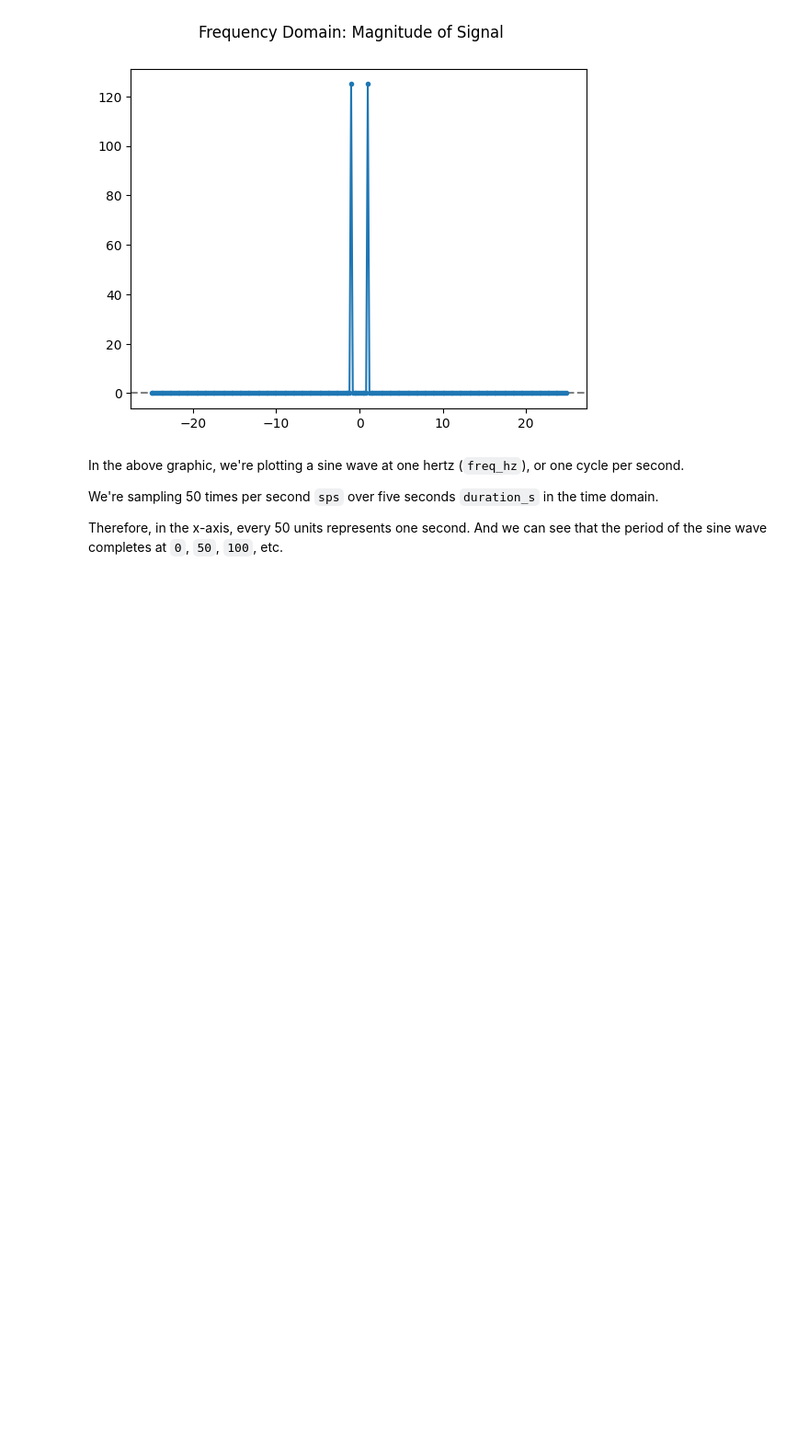
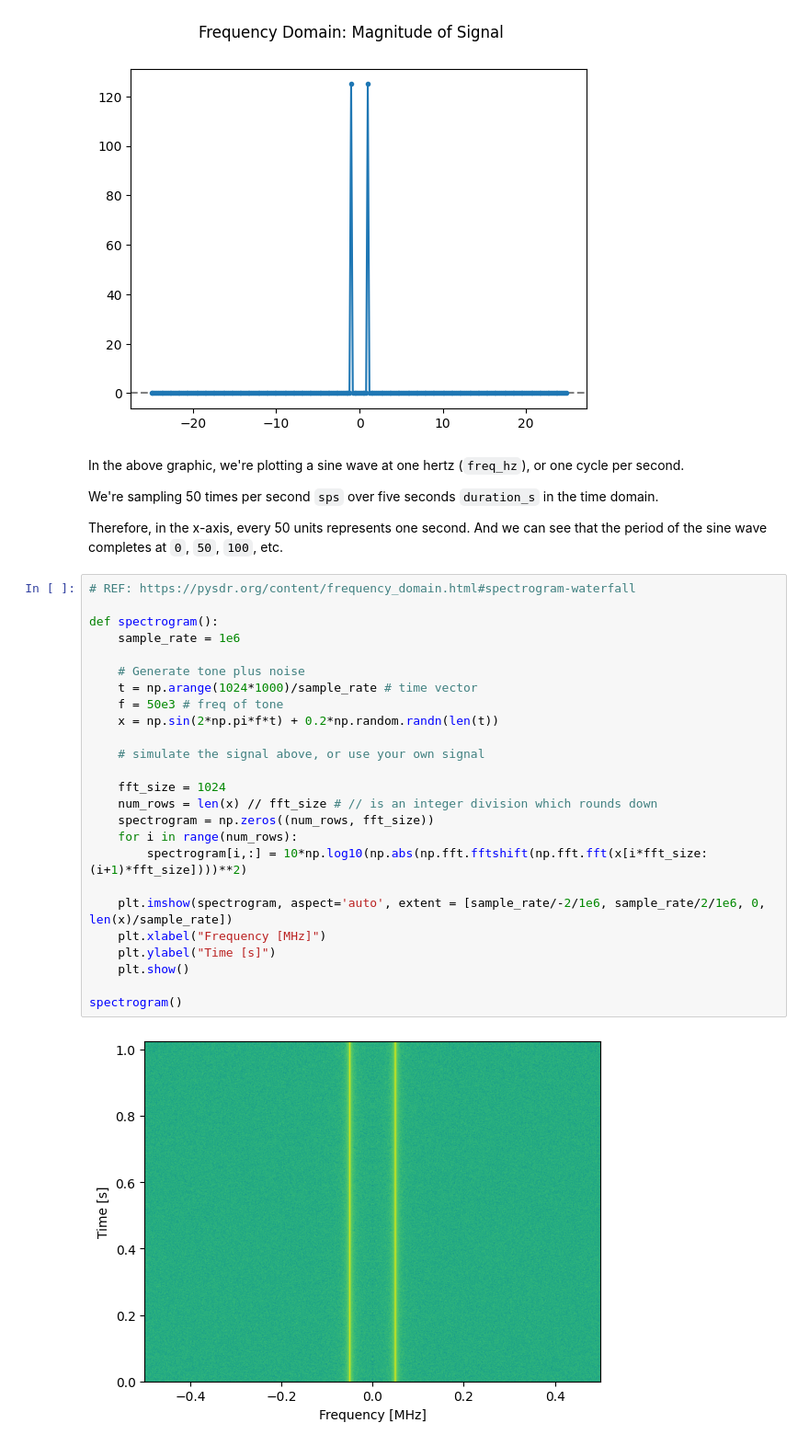
Before and after one commit to mattmakesmaps/pysdr-experiment, a Jupyter notebook: 02-frequency-domain.ipynb, the cells around one changed output. Shown: that part at 92% size. Cells and saved outputs as stored; diff of their text form; blank space fills up the shorter version.

Commit message:
Add waterfall for custom signal

```diff
--- a/02-frequency-domain.ipynb
+++ b/02-frequency-domain.ipynb
@@ -90,3 +90,30 @@ In the above graphic, we're plotting a sine wave at one hertz (`freq_hz`), or on
 We're sampling 50 times per second `sps` over five seconds `duration_s` in the time domain.
 
 Therefore, in the x-axis, every 50 units represents one second. And we can see that the period of the sine wave completes at `0`, `50`, `100`, etc.
+# %%
+# REF: https://pysdr.org/content/frequency_domain.html#spectrogram-waterfall
+
+def spectrogram():
+    sample_rate = 1e6
+
+    # Generate tone plus noise
+    t = np.arange(1024*1000)/sample_rate # time vector
+    f = 50e3 # freq of tone
+    x = np.sin(2*np.pi*f*t) + 0.2*np.random.randn(len(t))
+
+    # simulate the signal above, or use your own signal
+
+    fft_size = 1024
+    num_rows = len(x) // fft_size # // is an integer division which rounds down
+    spectrogram = np.zeros((num_rows, fft_size))
+    for i in range(num_rows):
+        spectrogram[i,:] = 10*np.log10(np.abs(np.fft.fftshift(np.fft.fft(x[i*fft_size:(i+1)*fft_size])))**2)
+
+    plt.imshow(spectrogram, aspect='auto', extent = [sample_rate/-2/1e6, sample_rate/2/1e6, 0, len(x)/sample_rate])
+    plt.xlabel("Frequency [MHz]")
+    plt.ylabel("Time [s]")
+    plt.show()
+
+spectrogram()
+# %% [output]
+[figure, added]
```
Also changed, not shown: parts of 1 cell of this notebook.
